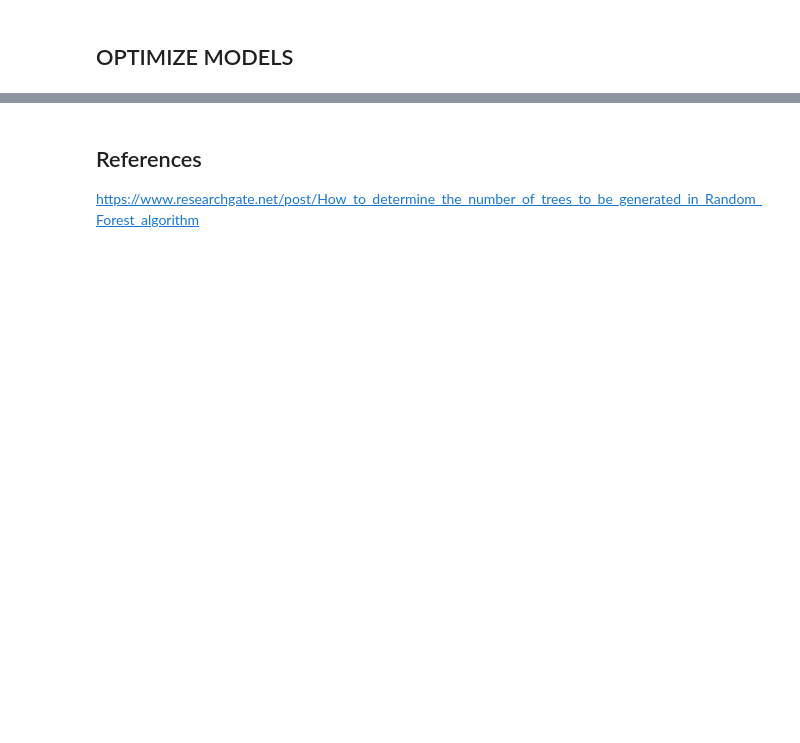
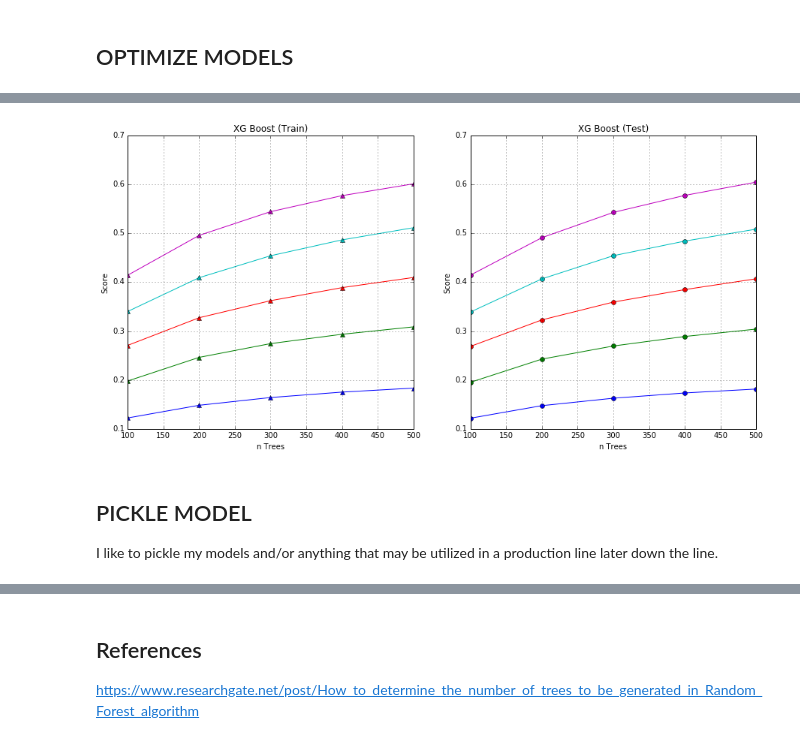
Before and after one commit to marwin-ko/projects, a Jupyter notebook: aerialintel-data_science_challenge/4_model_optimization.ipynb, the cells around one changed output, grey strips where cells are left out. Drawn from its saved outputs; the diff is of its cells as text; code cells hidden in the pictures; blank space fills up the shorter version.

```diff
--- a/aerialintel-data_science_challenge/4_model_optimization.ipynb
+++ b/aerialintel-data_science_challenge/4_model_optimization.ipynb
@@ -50,0 +107,33 @@ df.head()
+# %%
+name = 'Gradient Boost'
+param_list = train_pickle[name][0]
+train_scores= train_pickle[name][1]
+test_scores = test_pickle[name][1]
+
+
+fig,axs = plt.subplots(nrows=1,ncols=2)
+fig.set_figheight(7)
+fig.set_figwidth(15)
+ax = axs[0]
+ax.plot(param_list,train_scores,marker='^')
+# ax.legend(['n_depth={}'.format(n) for n in np.arange(min_depth,max_depth+1,1)],loc=3)
+ax.set_title('XG Boost (Train)')
+# ax.axis([min_trees,max_trees,0,1])
+ax.set_xlabel('n Trees')
+ax.set_ylabel('Score')
+ax.grid(True)
+
+ax = axs[1]
+ax.plot(param_list,test_scores,marker='o')
+# ax.legend(['n_depth={}'.format(n) for n in np.arange(min_depth,max_depth+1,1)],loc=3)
+ax.set_title('XG Boost (Test)')
+# ax.axis([min_trees,max_trees,0,1])
+ax.set_xlabel('n Trees')
+ax.set_ylabel('Score')
+ax.grid(True)
+# %% [output]
+[figure, added]
+# %% [markdown]
+## PICKLE MODEL
+
+I like to pickle my models and/or anything that may be utilized in a production line later down the line.
```
Also changed, not shown: parts of 22 cells of this notebook, 11 other files.
